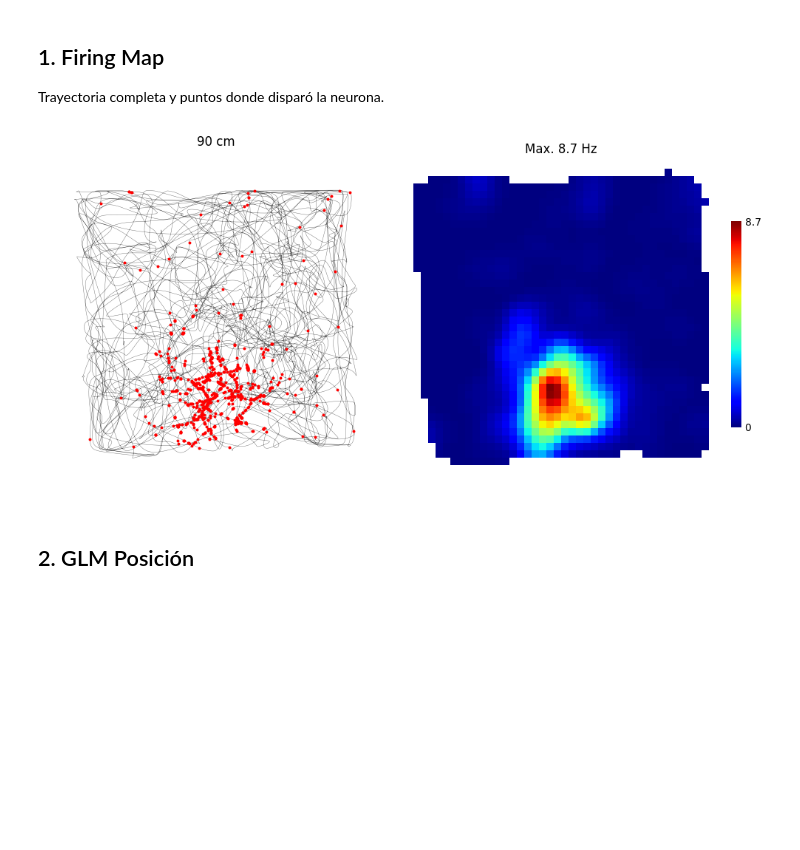
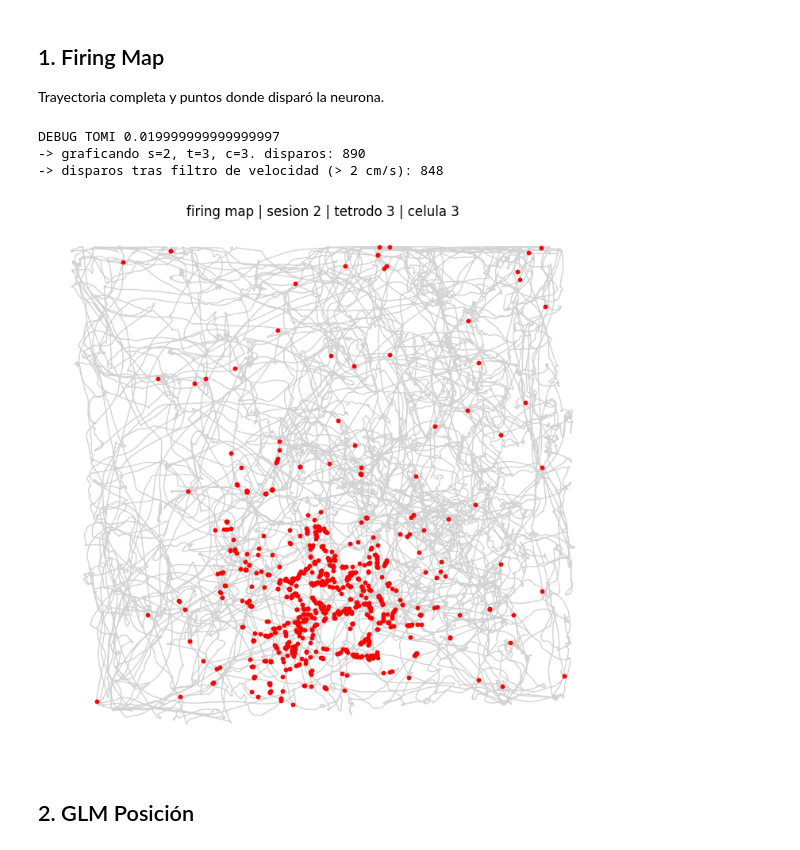
Before and after one commit to tomasroko1/Octodon-Degus, a Jupyter notebook: playground.ipynb, the cells around one changed output. Cells and saved outputs as stored; diff of their text form; code cells hidden in the pictures; blank space fills up the shorter version.

```diff
--- a/playground.ipynb
+++ b/playground.ipynb
@@ -18,10 +23,13 @@ Trayectoria completa y puntos donde disparó la neurona.
 # %%
 sesion, tetrodo, neurona = 2, 3, 3
 bin_size = 0.1
 
-rate_map(sesion, tetrodo, neurona)
+firing_map(sesion, tetrodo, neurona)
 # %% [output]
+DEBUG TOMI 0.019999999999999997
+-> graficando s=2, t=3, c=3. disparos: 890
+-> disparos tras filtro de velocidad (> 2 cm/s): 848
-[figure, old version]
+[figure, new version]
 # %% [markdown]
 ## 2. GLM Posición
 # %%
```
Also changed, not shown: parts of 4 cells of this notebook, 8 other files.
